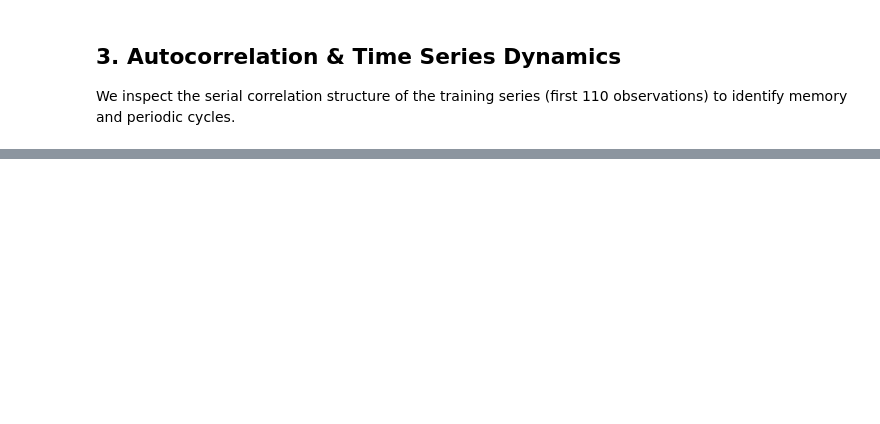
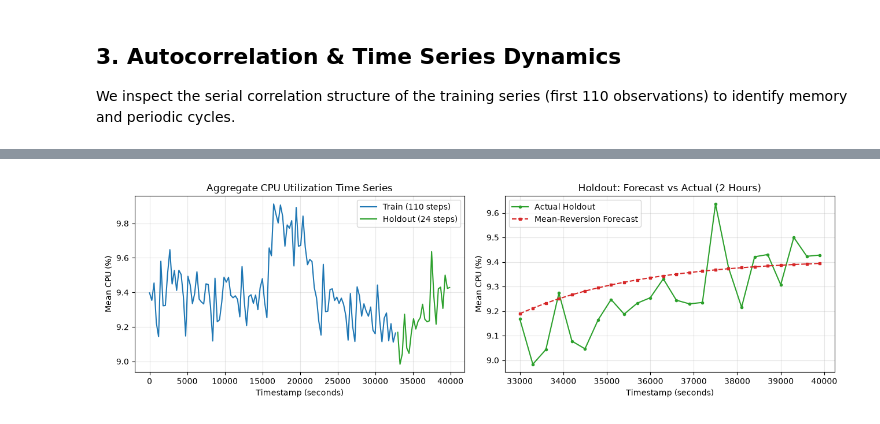
Before and after one commit to ThanushSoma23/forecasting-challenge-submission, a Jupyter notebook: notebooks/workload_analysis.ipynb, the cells around one changed output, grey strips where cells are left out. Cells and saved outputs as stored; diff of their text form; code cells hidden in the pictures; blank space fills up the shorter version.

```diff
--- a/notebooks/workload_analysis.ipynb
+++ b/notebooks/workload_analysis.ipynb
@@ -87,0 +131,22 @@ print(f"Holdout sMAPE: {smape(h_true, h_pred):.3f}%")
+# %%
+# Visualize the aggregate series and retrospective forecast vs actual
+fig, axes = plt.subplots(1, 2, figsize=(13, 4))
+axes[0].plot(train_df['timestamp'], train_df['aggregate_cpu_utilization'], label='Train (110 steps)', color='#1f77b4')
+axes[0].plot(holdout_df['timestamp'], holdout_df['aggregate_cpu_utilization'], label='Holdout (24 steps)', color='#2ca02c')
+axes[0].set_title('Aggregate CPU Utilization Time Series')
+axes[0].set_xlabel('Timestamp (seconds)')
+axes[0].set_ylabel('Mean CPU (%)')
+axes[0].legend()
+axes[0].grid(True, alpha=0.3)
+
+axes[1].plot(holdout_df['timestamp'], h_true, label='Actual Holdout', color='#2ca02c', marker='o', markersize=3)
+axes[1].plot(holdout_df['timestamp'], h_pred, label='Mean-Reversion Forecast', color='#d62728', linestyle='--', marker='s', markersize=3)
+axes[1].set_title('Holdout: Forecast vs Actual (2 Hours)')
+axes[1].set_xlabel('Timestamp (seconds)')
+axes[1].set_ylabel('Mean CPU (%)')
+axes[1].legend()
+axes[1].grid(True, alpha=0.3)
+plt.tight_layout()
+plt.show()
+# %% [output]
+[figure, added]
```
Also changed, not shown: parts of 9 cells of this notebook, 4 other files.
